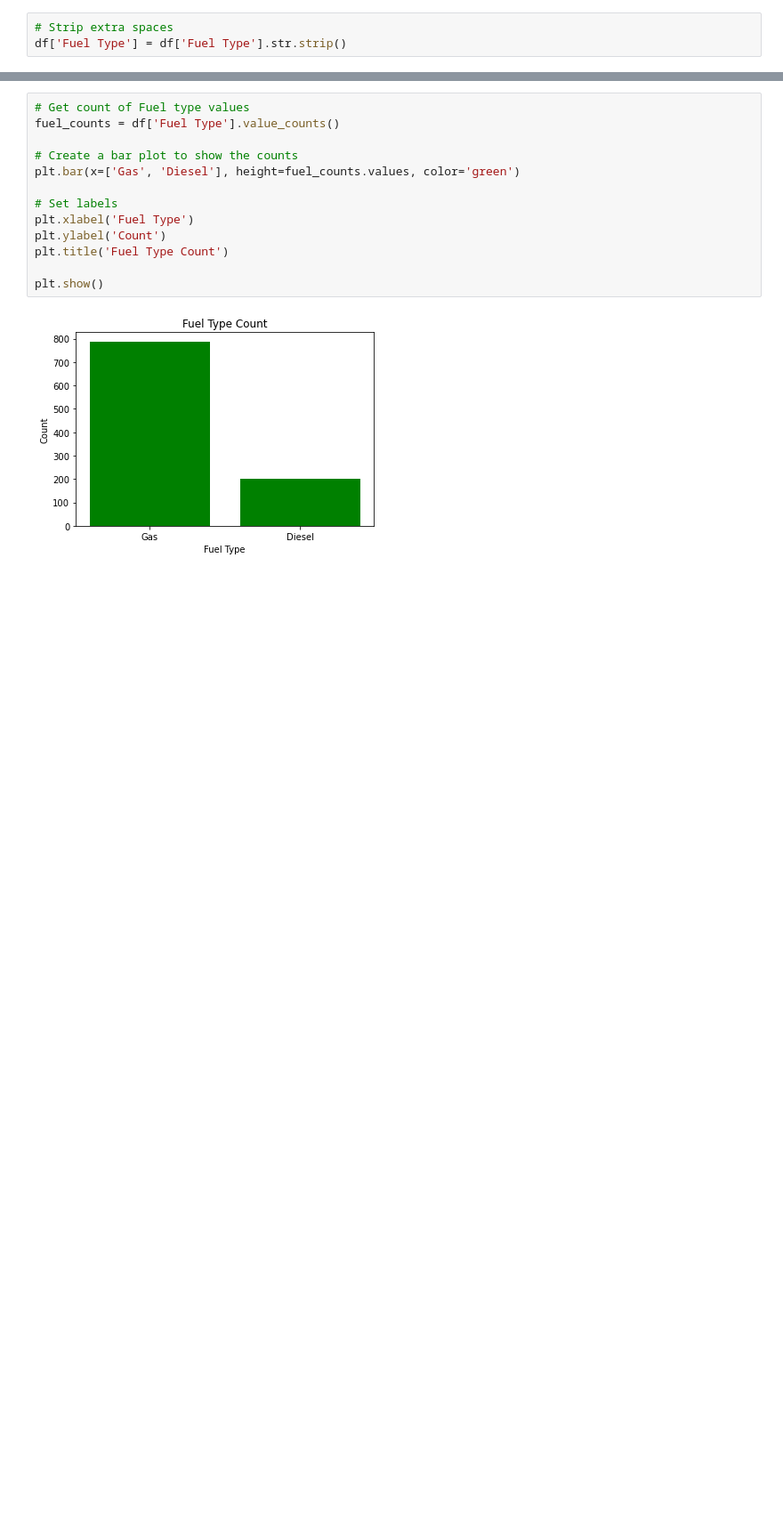
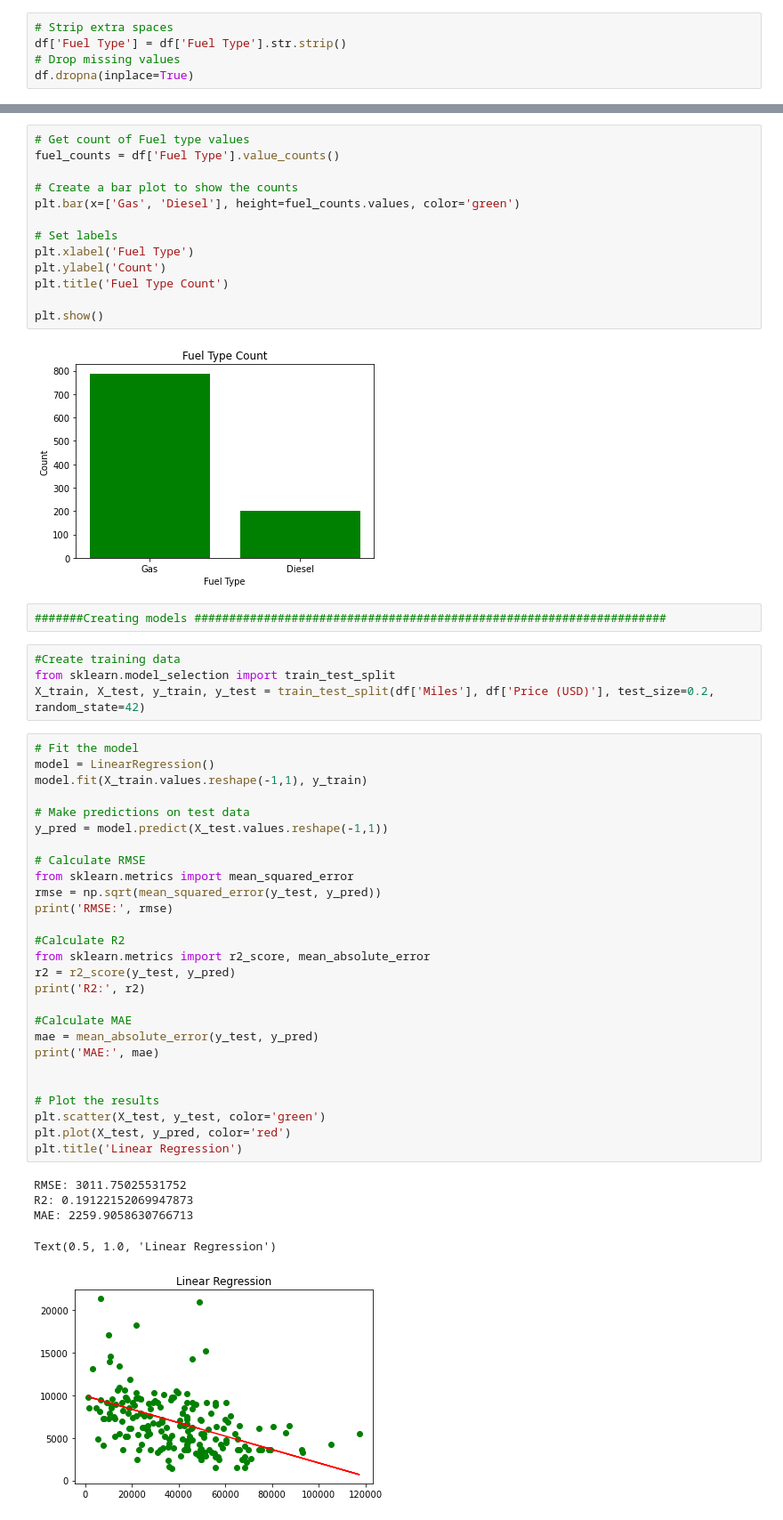
Before and after one commit to mhelson18/Capstone, a Jupyter notebook: priceAnalysis.ipynb, the cells around one changed output, grey strips where cells are left out. Shown at 89% size. Cells and saved outputs as stored; diff of their text form; blank space fills up the shorter version.

Commit message:
Linear regression

```diff
--- a/priceAnalysis.ipynb
+++ b/priceAnalysis.ipynb
@@ -86,6 +90,8 @@ print(len(df['Fuel Type']))
 # %%
 # Strip extra spaces
 df['Fuel Type'] = df['Fuel Type'].str.strip()
+# Drop missing values
+df.dropna(inplace=True)
 # %%
 df.head()
 # %% [output]
@@ -302,3 +308,42 @@ plt.title('Fuel Type Count')
 plt.show()
 # %% [output]
 [figure]
+# %%
+#######Creating models ####################################################################
+# %%
+#Create training data
+from sklearn.model_selection import train_test_split
+X_train, X_test, y_train, y_test = train_test_split(df['Miles'], df['Price (USD)'], test_size=0.2, random_state=42)
+# %%
+# Fit the model
+model = LinearRegression()
+model.fit(X_train.values.reshape(-1,1), y_train)
+
+# Make predictions on test data
+y_pred = model.predict(X_test.values.reshape(-1,1))
+
+# Calculate RMSE
+from sklearn.metrics import mean_squared_error
+rmse = np.sqrt(mean_squared_error(y_test, y_pred))
+print('RMSE:', rmse)
+
+#Calculate R2
+from sklearn.metrics import r2_score, mean_absolute_error
+r2 = r2_score(y_test, y_pred)
+print('R2:', r2)
+
+#Calculate MAE
+mae = mean_absolute_error(y_test, y_pred)
+print('MAE:', mae)
+
+
+# Plot the results
+plt.scatter(X_test, y_test, color='green')
+plt.plot(X_test, y_pred, color='red')
+plt.title('Linear Regression')
+# %% [output]
+RMSE: 3011.75025531752
+R2: 0.19122152069947873
+MAE: 2259.9058630766713
+Text(0.5, 1.0, 'Linear Regression')
+[figure, added]
```
Also changed, not shown: parts of 1 cell of this notebook.
